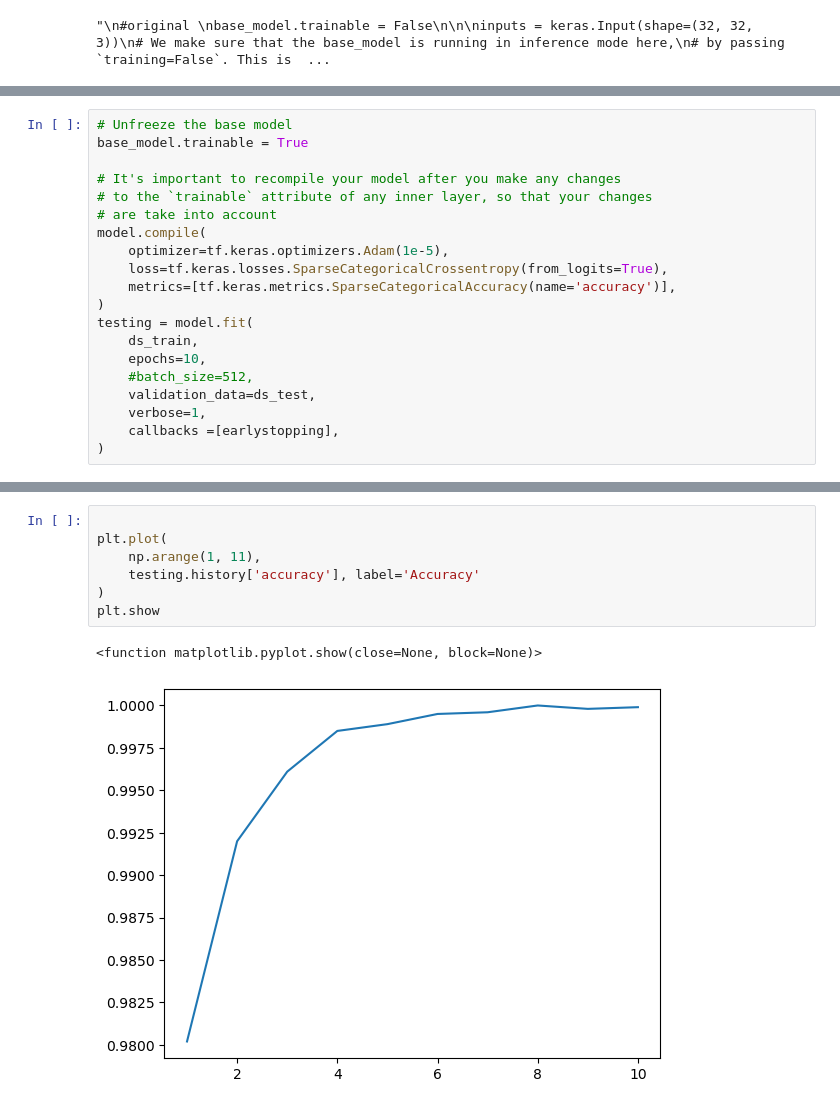
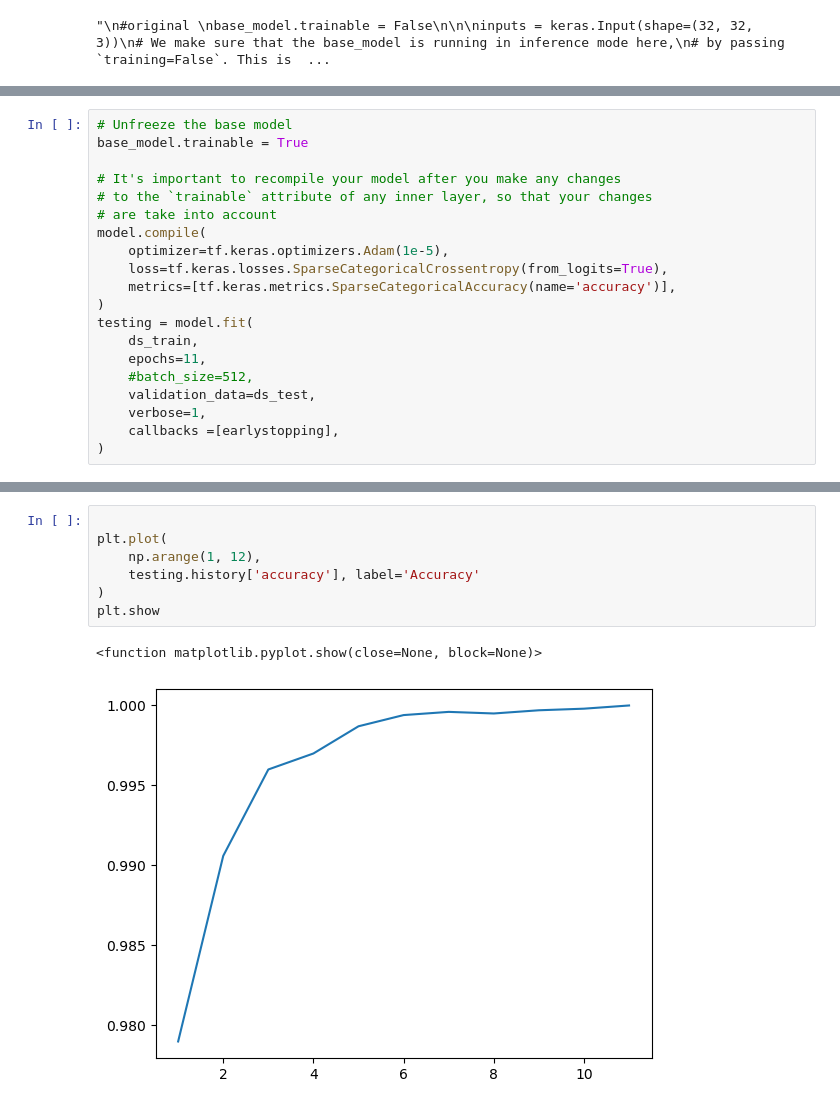
Before and after one commit to sjhjrcode/AI, a Jupyter notebook: homework 4/CIFAR10.ipynb, the cells around one changed output, grey strips where cells are left out. Saved outputs shown, nothing was run; the diff lists cells and outputs as text.

```diff
--- a/homework 4/CIFAR10.ipynb
+++ b/homework 4/CIFAR10.ipynb
@@ -155,7 +156,7 @@ model.compile(
 )
 testing = model.fit(
     ds_train,
-    epochs=10,
+    epochs=11,
     #batch_size=512,
     validation_data=ds_test,
     verbose=1,
@@ -185,12 +184,12 @@ Epoch 10/10
 # %%
 
 plt.plot(
-    np.arange(1, 11),
+    np.arange(1, 12),
     testing.history['accuracy'], label='Accuracy'
 )
 plt.show
 # %% [output]
 <function matplotlib.pyplot.show(close=None, block=None)>
-[figure, old version]
+[figure, new version]
 # %%
 plt.plot(
```
Also changed, not shown: parts of 6 cells of this notebook, 1 other file.
